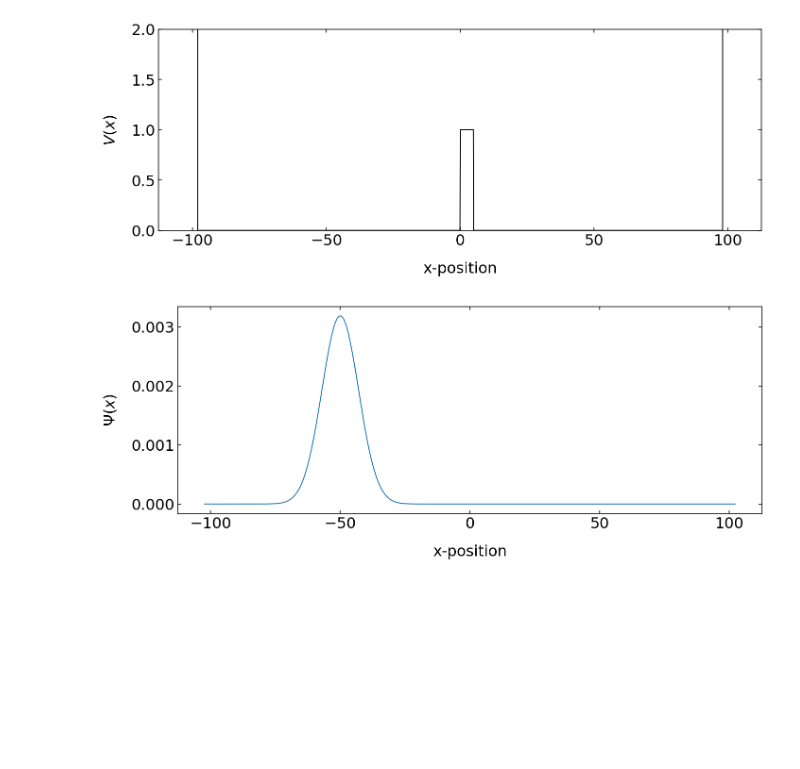
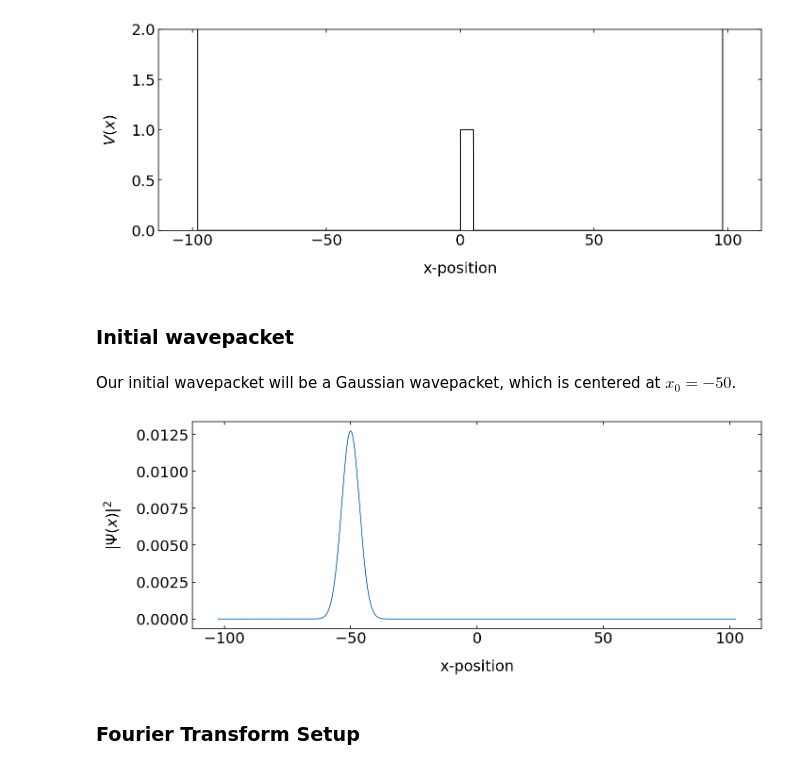
Before and after one commit to fcichos/website, a Jupyter notebook: source/notebooks/L11/3_tunneling.ipynb, the cells around one changed output. Cells and saved outputs as stored; diff of their text form; code cells hidden in the pictures; blank space fills up the shorter version.

```diff
--- a/source/notebooks/L11/3_tunneling.ipynb
+++ b/source/notebooks/L11/3_tunneling.ipynb
@@ -269,13 +277,7 @@ plt.tight_layout()
 plt.show()
 # %% [output]
 [figure]
-# %%
-p0 = np.sqrt(2 * m * 0.2 * V0)
-dp2 = p0 * p0 * 1./80
-d = hbar / np.sqrt(2 * dp2)
-k0 = 2*p0 / hbar
-v0 = p0 /m
-
-k0=1
-x0=-50
-psi_x0 = gauss_x(x, d, x0, k0)
+# %% [markdown]
+###  Initial wavepacket
+# %% [markdown]
+Our initial wavepacket will be a Gaussian wavepacket, which is centered at $x_0=-50$.
@@ -282,10 +292,11 @@ psi_x0 = gauss_x(x, d, x0, k0)
 # %%
-
 plt.figure(figsize=(10,4))
 plt.plot(x,np.abs(psi_x0)**2)
 plt.xlabel('x-position')
-plt.ylabel('$\Psi(x)$')
+plt.ylabel('$|\Psi(x)|^2$')
 plt.tight_layout()
 plt.show()
 # %% [output]
-[figure, old version]
+[figure, new version]
+# %% [markdown]
+### Fourier Transform Setup
```
Also changed, not shown: parts of 43 cells of this notebook, 12 other files.
